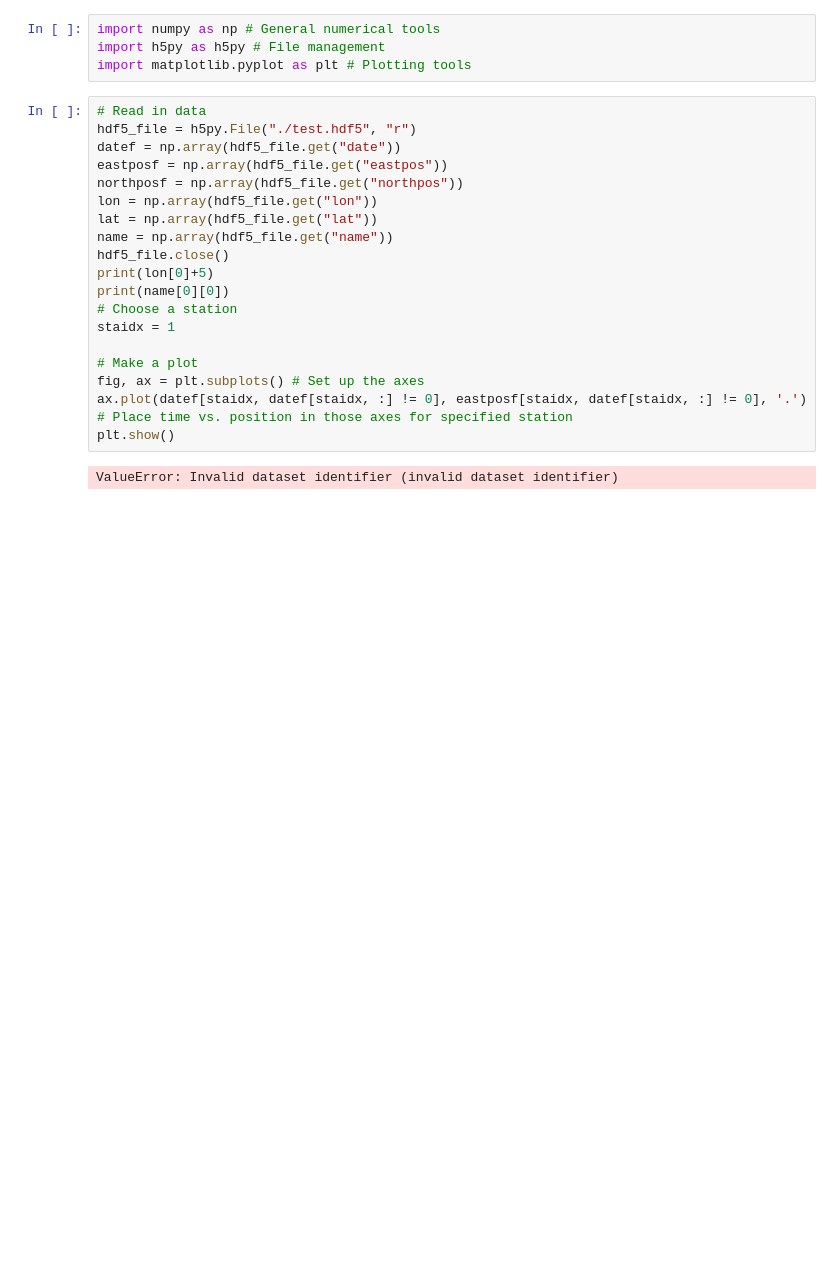
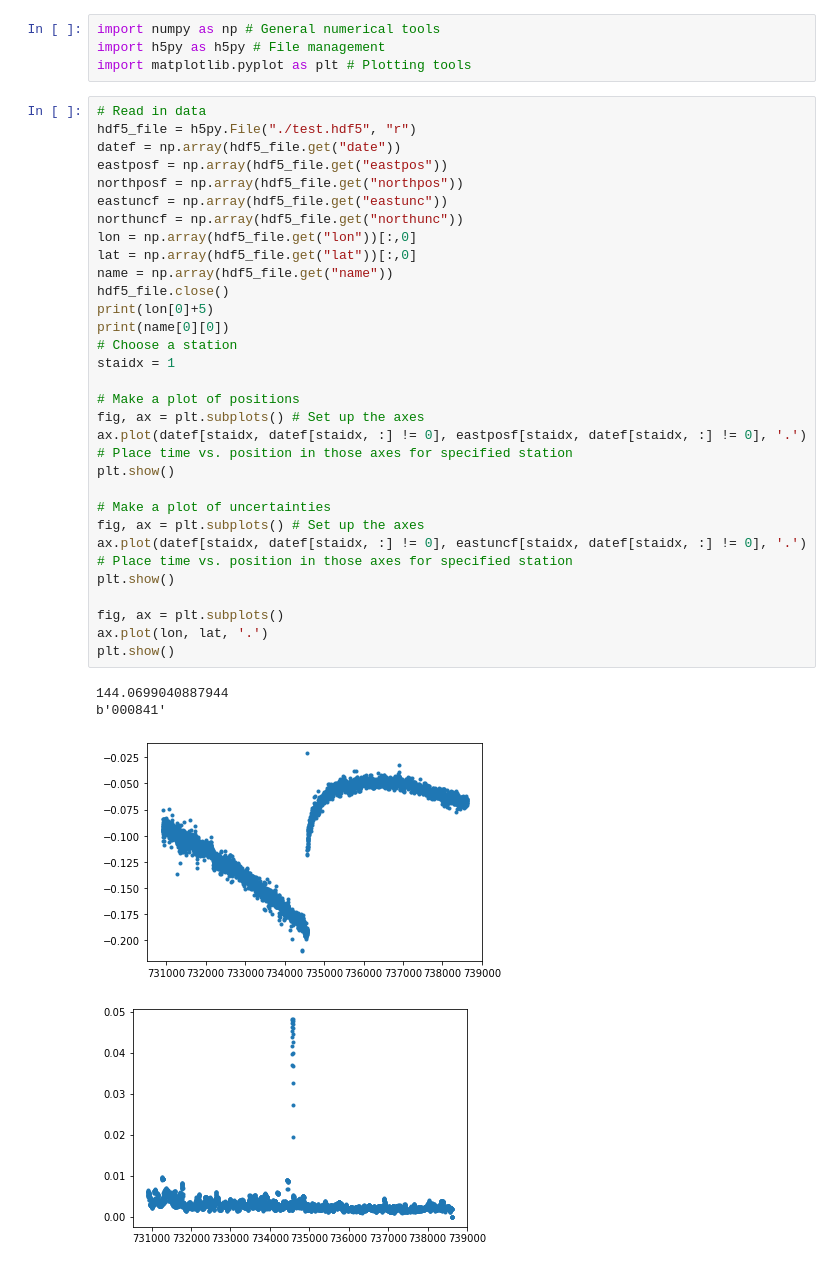
Before and after one commit to jploveless/gpspos, a Jupyter notebook: read_data.ipynb, the cells around one changed output. Saved outputs shown, nothing was run; the diff lists cells and outputs as text; blank space fills up the shorter version.

```diff
--- a/read_data.ipynb
+++ b/read_data.ipynb
@@ -5,21 +5,35 @@ import matplotlib.pyplot as plt # Plotting tools
 # %%
 # Read in data
 hdf5_file = h5py.File("./test.hdf5", "r")
 datef = np.array(hdf5_file.get("date"))
 eastposf = np.array(hdf5_file.get("eastpos"))
 northposf = np.array(hdf5_file.get("northpos"))
-lon = np.array(hdf5_file.get("lon"))
-lat = np.array(hdf5_file.get("lat"))
+eastuncf = np.array(hdf5_file.get("eastunc"))
+northuncf = np.array(hdf5_file.get("northunc"))
+lon = np.array(hdf5_file.get("lon"))[:,0]
+lat = np.array(hdf5_file.get("lat"))[:,0]
 name = np.array(hdf5_file.get("name"))
 hdf5_file.close()
 print(lon[0]+5)
 print(name[0][0])
 # Choose a station
 staidx = 1
 
-# Make a plot
+# Make a plot of positions
 fig, ax = plt.subplots() # Set up the axes
 ax.plot(datef[staidx, datef[staidx, :] != 0], eastposf[staidx, datef[staidx, :] != 0], '.') # Place time vs. position in those axes for specified station
 plt.show()
+
+# Make a plot of uncertainties
+fig, ax = plt.subplots() # Set up the axes
+ax.plot(datef[staidx, datef[staidx, :] != 0], eastuncf[staidx, datef[staidx, :] != 0], '.') # Place time vs. position in those axes for specified station
+plt.show()
+
+fig, ax = plt.subplots()
+ax.plot(lon, lat, '.')
+plt.show()
 # %% [output]
-ValueError: Invalid dataset identifier (invalid dataset identifier)
+144.0699040887944
+b'000841'
+[figure, added]
+[figure, added]
```
Also changed, not shown: parts of 5 cells of this notebook, 3 other files.
